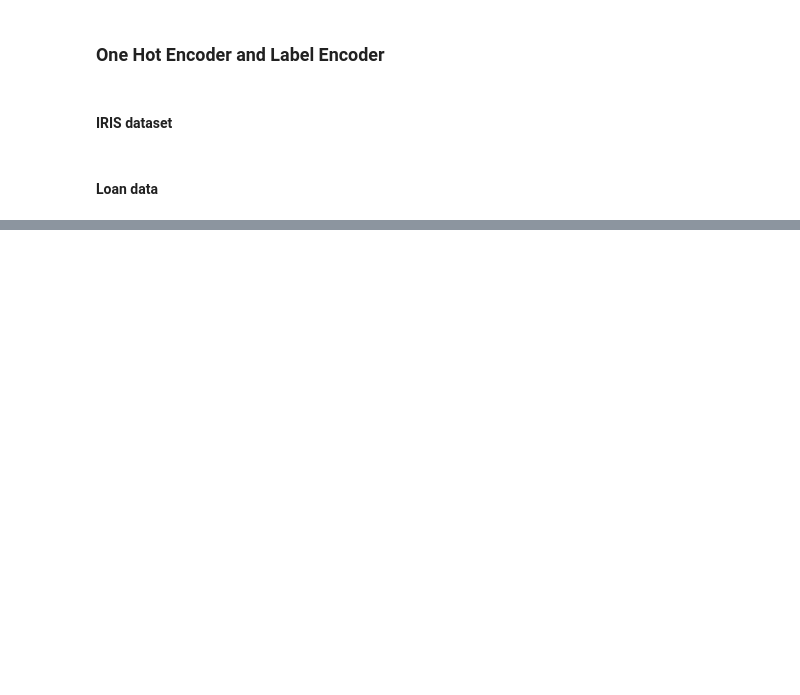
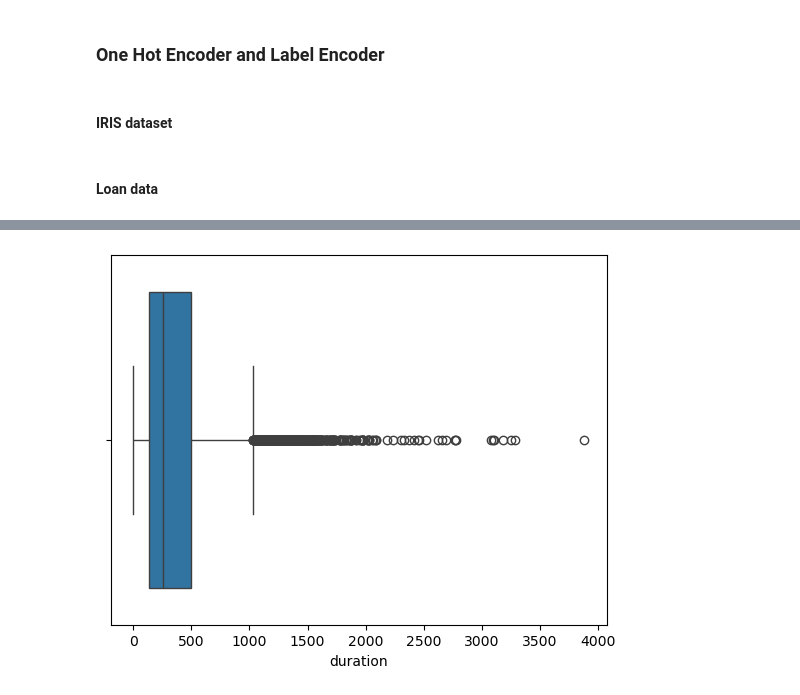
Before and after one commit to UtkarshaChoudhary/ML-Algorithms, a Jupyter notebook: One Hot Encoding on Multiple dataset Practice.ipynb, the cells around one changed output, grey strips where cells are left out. Saved outputs shown, nothing was run; the diff lists cells and outputs as text; code cells hidden in the pictures; blank space fills up the shorter version.

```diff
--- a/One Hot Encoding on Multiple dataset Practice.ipynb
+++ b/One Hot Encoding on Multiple dataset Practice.ipynb
@@ -243,0 +222,5 @@ ValueError: Shape of passed values is (7043, 3), indices imply (7043, 2)
+# %%
+sns.boxplot(x="duration",data=bank)
+plt.show()
+# %% [output]
+[figure, added]
```
Also changed, not shown: parts of 38 cells of this notebook.
